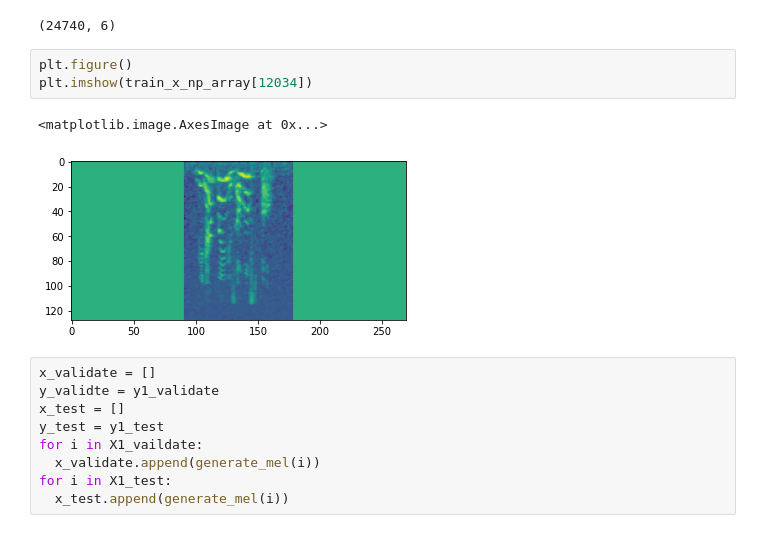
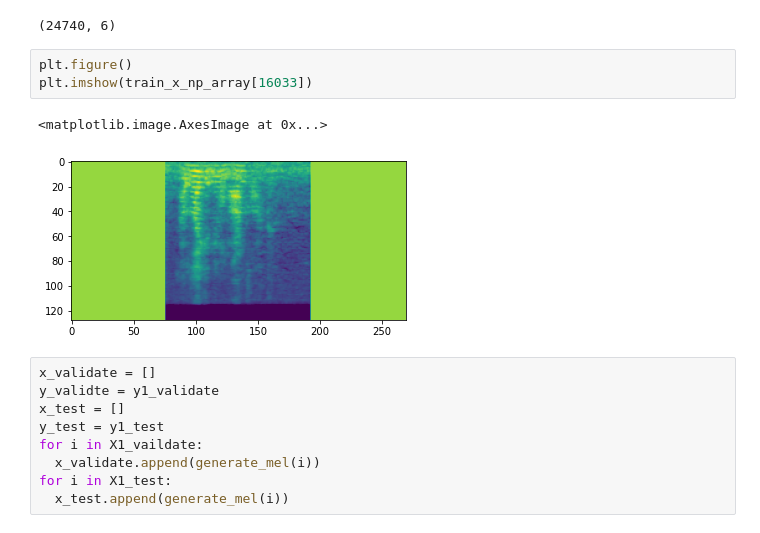
Before and after one commit to omarkhaled99/speech_emotion_recognition, a Jupyter notebook: PR_assignment3-3.ipynb, the cells around one changed output. Drawn from its saved outputs; the diff is of its cells as text.

```diff
--- a/PR_assignment3-3.ipynb
+++ b/PR_assignment3-3.ipynb
@@ -1415,10 +1406,10 @@ print(train_y_np_array.shape)
 (24740, 6)
 # %%
 plt.figure()
-plt.imshow(train_x_np_array[12034])
+plt.imshow(train_x_np_array[16033])
 # %% [output]
 <matplotlib.image.AxesImage at 0x...>
-[figure, old version]
+[figure, new version]
 # %%
 x_validate = []
 y_validte = y1_validate
```
Also changed, not shown: parts of 6 cells of this notebook.
